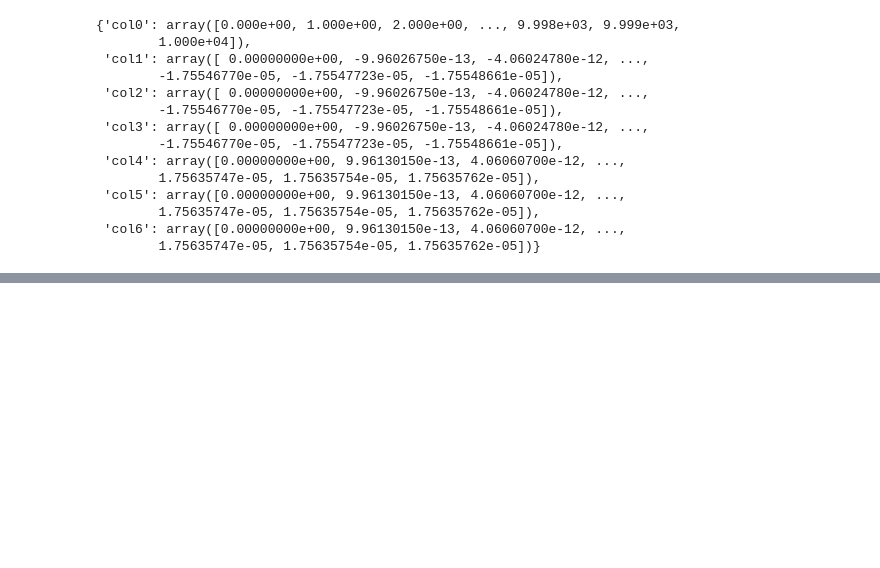
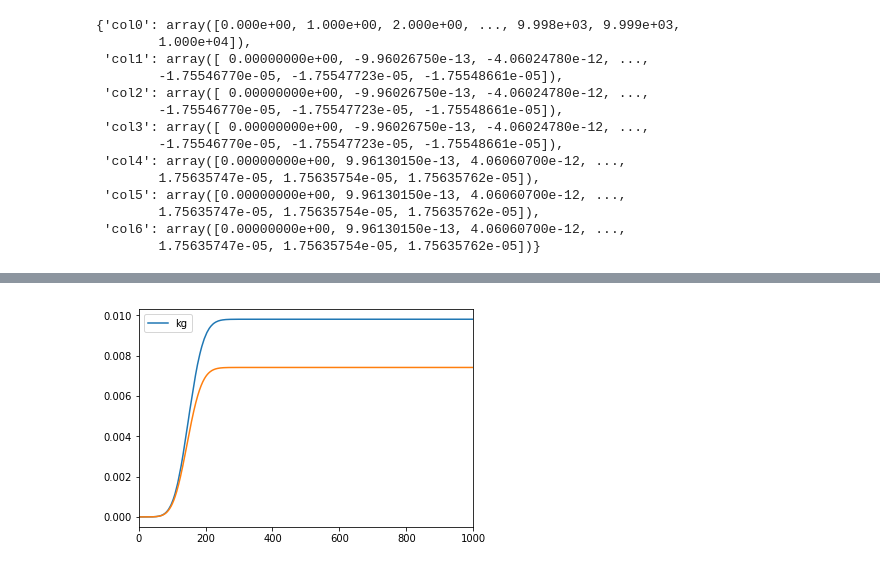
Before and after one commit to marcodalessandro76/Generation-and-decay-of-the-degree-of-spin-polarization-in-GaAs, a Jupyter notebook: ANALYSIS_Plots.ipynb, the cells around one changed output, grey strips where cells are left out. Saved outputs shown, nothing was run; the diff lists cells and outputs as text; code cells hidden in the pictures; blank space fills up the shorter version.

```diff
--- a/ANALYSIS_Plots.ipynb
+++ b/ANALYSIS_Plots.ipynb
@@ -982,0 +1018,8 @@ orb_width100
+# %%
+plt.plot(time_kg,carr_kg['dne'],label='kg')
+plt.plot(time,carr['dne'],label='')
+plt.legend()
+plt.xlim(0,1000)
+plt.show()
+# %% [output]
+[figure, added]
```
Also changed, not shown: parts of 10 cells of this notebook, 2 other files.
